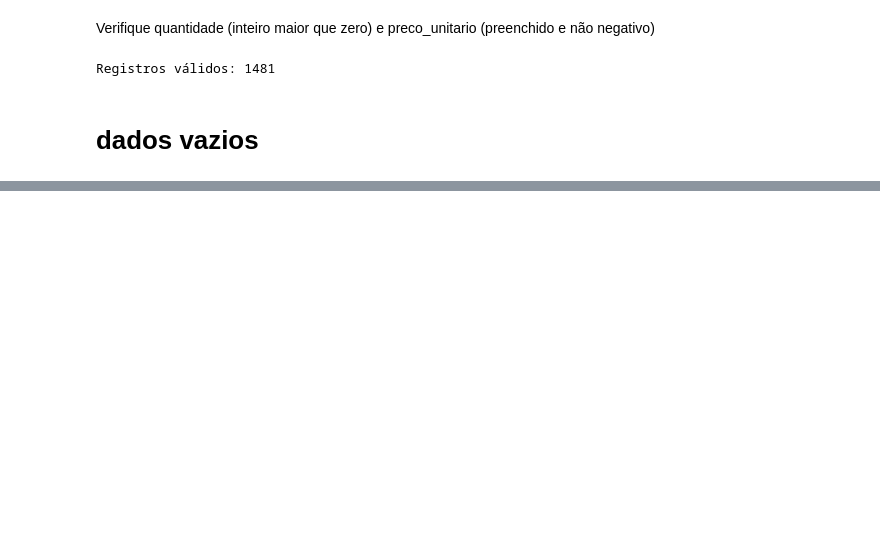
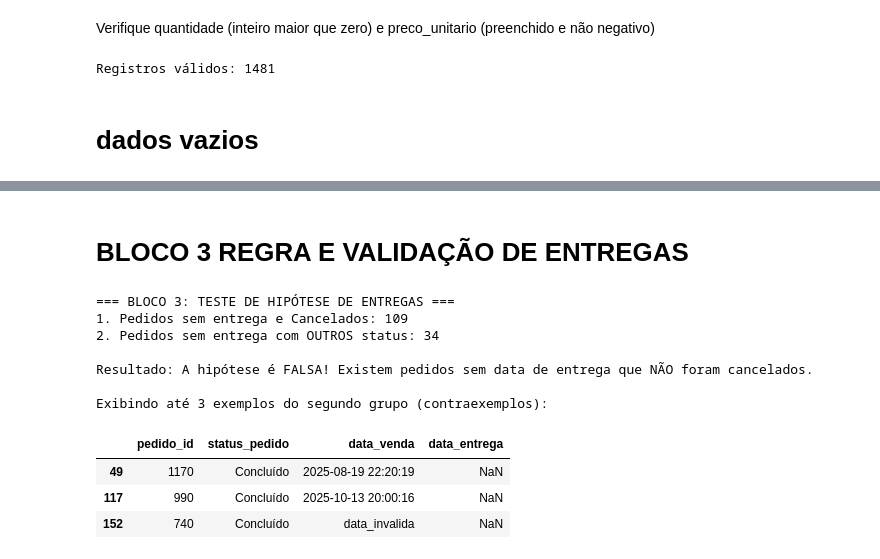
Before and after one commit to genuirmytc-maker/mini-projeto-halloween, a Jupyter notebook: resolucao.ipynb, the cells around one changed output, grey strips where cells are left out. Cells and saved outputs as stored; diff of their text form; code cells hidden in the pictures; blank space fills up the shorter version.

```diff
--- a/resolucao.ipynb
+++ b/resolucao.ipynb
@@ -167,0 +275,38 @@ display(df.loc[vazios])
+# %% [markdown]
+# BLOCO 3  REGRA E VALIDAÇÃO DE ENTREGAS
+# %%
+# 1. Identificamos registros sem data_entrega (nulos ou em branco)
+
+sem_entrega = df['data_entrega'].isna() | (df['data_entrega'].astype(str).str.strip() == '')
+
+# 2. Grupo 1: Sem entrega E com status Cancelado
+
+sem_entrega_cancelados = sem_entrega & (df['status_pedido'].astype(str).str.strip() == 'Cancelado')
+
+# 3. Grupo 2: Sem entrega E com OUTRO status (Contraexemplos)
+
+sem_entrega_outros = sem_entrega & (df['status_pedido'].astype(str).str.strip() != 'Cancelado')
+
+print("=== BLOCO 3: TESTE DE HIPÓTESE DE ENTREGAS ===")
+print(f"1. Pedidos sem entrega e Cancelados: {sem_entrega_cancelados.sum()}")
+print(f"2. Pedidos sem entrega com OUTROS status: {sem_entrega_outros.sum()}")
+
+# 4. Avaliação da hipótese
+if sem_entrega_outros.sum() > 0:
+    print("\nResultado: A hipótese é FALSA! Existem pedidos sem data de entrega que NÃO foram cancelados.")
+    print("\nExibindo até 3 exemplos do segundo grupo (contraexemplos):")
+    display(df[sem_entrega_outros][['pedido_id', 'status_pedido', 'data_venda', 'data_entrega']].head(3))
+else:
+    print("\nResultado: A hipótese é VERDADEIRA! Todos os pedidos sem data de entrega estão cancelados.")
+# %% [output]
+=== BLOCO 3: TESTE DE HIPÓTESE DE ENTREGAS ===
+1. Pedidos sem entrega e Cancelados: 109
+2. Pedidos sem entrega com OUTROS status: 34
+
+Resultado: A hipótese é FALSA! Existem pedidos sem data de entrega que NÃO foram cancelados.
+
+Exibindo até 3 exemplos do segundo grupo (contraexemplos):
+|  | pedido_id | status_pedido | data_venda | data_entrega |
+| 49 | 1170 | Concluído | 2025-08-19 22:20:19 | NaN |
+| 117 | 990 | Concluído | 2025-10-13 20:00:16 | NaN |
+| 152 | 740 | Concluído | data_invalida | NaN |
```
Also changed, not shown: parts of 14 cells of this notebook.
